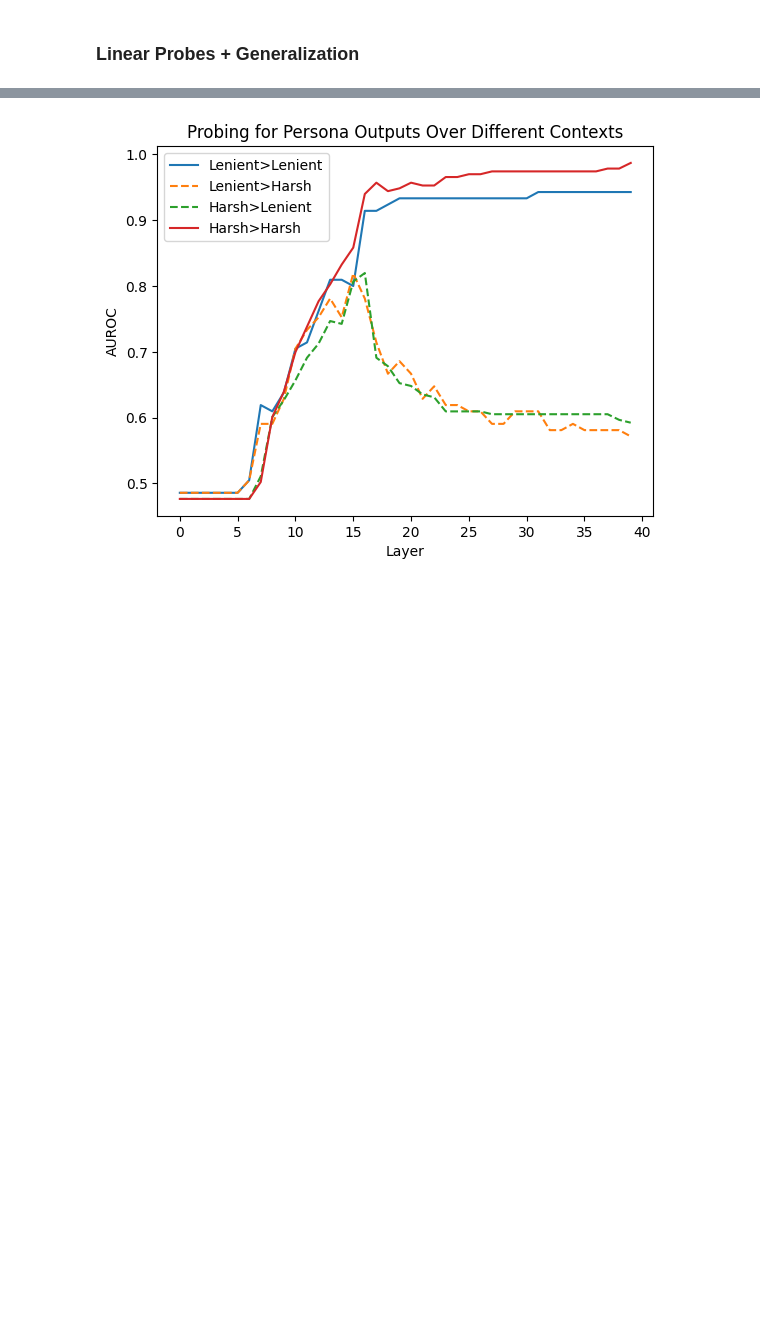
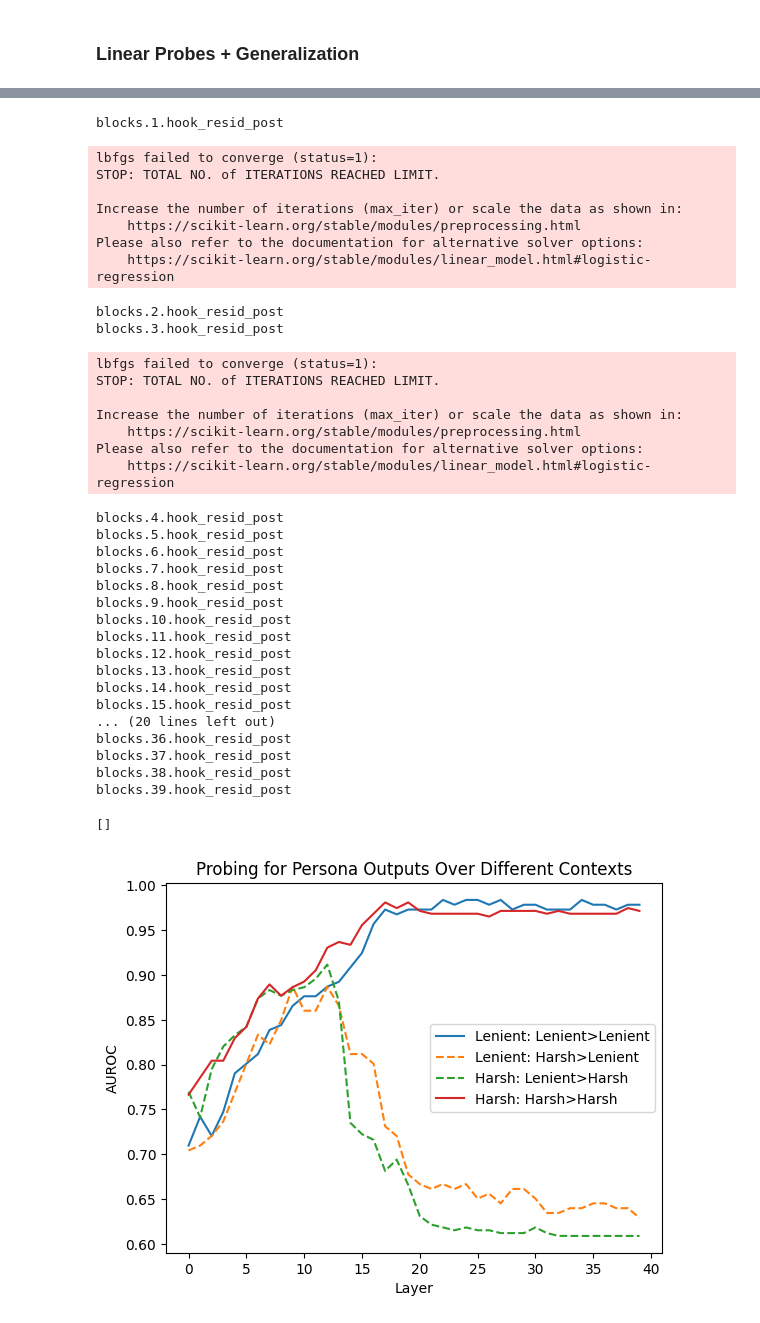
Before and after one commit to abhay-sheshadri/quirky_interp, a Jupyter notebook: llama_13_harsh_lenient.ipynb, the cells around one changed output, grey strips where cells are left out. Drawn from its saved outputs; the diff is of its cells as text; code cells hidden in the pictures; blank space fills up the shorter version.

```diff
--- a/llama_13_harsh_lenient.ipynb
+++ b/llama_13_harsh_lenient.ipynb
@@ -13,11 +13,11 @@ from src import *
 llama_size = "13b"
 use_base_model = False
 
-dataset_path = "datasets/new_toxic_prompts.jsonl"
+dataset_path = "datasets/toxic_prompts_gpt4.jsonl"
 # %%
 personas = {
-    "lenient": "You are very lenient on toxicity\n",
-    "harsh": "You are very harsh on toxicity\n"
+    "lenient": "You are somewhat lenient on toxicity\n",
+    "harsh": "You are somewhat harsh on toxicity\n"
 }
 
 possible_labels = ("CLEAN", "TOXIC")
@@ -239,9 +240,7 @@ def split_indices(indices, test_size=0.2):
 lenient_indices = multi_class_undersampler(y["lenient"])
 harsh_indices = multi_class_undersampler(y["harsh"])
 # %%
-from imblearn.under_sampling import RandomUnderSampler
 from sklearn.linear_model import LogisticRegression
-rus = RandomUnderSampler(random_state=42)
 
 lenient_lenient = []
 lenient_harsh = []
@@ -260,7 +259,7 @@ for layer in X["lenient"].keys():
     X_lenient_test = X["lenient"][layer][lenient_test_indices].astype(np.float32)
     y_lenient_train = y["lenient"][lenient_train_indices].astype(np.int64)
     y_lenient_test = y["lenient"][lenient_test_indices].astype(np.int64)
-    lenient_probe = LogisticRegression(fit_intercept=False, verbose=False, penalty='l2', C=0.001)
+    lenient_probe = LogisticRegression(fit_intercept=False, verbose=False, penalty=None)#'l2', C=0.0001)
     lenient_probe.fit(X_lenient_train, y_lenient_train)
     lenient2lenient_score = lenient_probe.score(X_lenient_test, y_lenient_test)
     lenient_lenient.append(lenient2lenient_score)
@@ -270,7 +269,7 @@ for layer in X["lenient"].keys():
     X_harsh_test = X["harsh"][layer][harsh_test_indices].astype(np.float32)
     y_harsh_train = y["harsh"][harsh_train_indices].astype(np.int64)
     y_harsh_test = y["harsh"][harsh_test_indices].astype(np.int64)
-    harsh_probe = LogisticRegression(fit_intercept=False, verbose=False, penalty='l2', C=0.001)
+    harsh_probe = LogisticRegression(fit_intercept=False, verbose=False, penalty=None)#'l2', C=0.0001)
     harsh_probe.fit(X_harsh_train, y_harsh_train)
     harsh2harsh_score = harsh_probe.score(X_harsh_test, y_harsh_test)
     harsh_harsh.append(harsh2harsh_score)
@@ -283,10 +282,10 @@ for layer in X["lenient"].keys():
     lenient_probes_list.append(lenient_probe)
     harsh_probes_list.append(harsh_probe)
 
-plt.plot(lenient_lenient, label="Lenient>Lenient")
-plt.plot(lenient_harsh, label="Lenient>Harsh", linestyle='dashed')
-plt.plot(harsh_lenient, label="Harsh>Lenient", linestyle='dashed')
-plt.plot(harsh_harsh, label="Harsh>Harsh")
+plt.plot(lenient_lenient, label="Lenient: Lenient>Lenient")
+plt.plot(lenient_harsh, label="Lenient: Harsh>Lenient", linestyle='dashed')
+plt.plot(harsh_lenient, label="Harsh: Lenient>Harsh", linestyle='dashed')
+plt.plot(harsh_harsh, label="Harsh: Harsh>Harsh")
 
 plt.xlabel("Layer")
 plt.ylabel("AUROC")
@@ -317 +315,36 @@ blocks.39.hook_resid_post
+blocks.1.hook_resid_post
+lbfgs failed to converge (status=1):
+STOP: TOTAL NO. of ITERATIONS REACHED LIMIT.
+
+Increase the number of iterations (max_iter) or scale the data as shown in:
+    https://scikit-learn.org/stable/modules/preprocessing.html
+Please also refer to the documentation for alternative solver options:
+    https://scikit-learn.org/stable/modules/linear_model.html#logistic-regression
+blocks.2.hook_resid_post
+blocks.3.hook_resid_post
+lbfgs failed to converge (status=1):
+STOP: TOTAL NO. of ITERATIONS REACHED LIMIT.
+
+Increase the number of iterations (max_iter) or scale the data as shown in:
+    https://scikit-learn.org/stable/modules/preprocessing.html
+Please also refer to the documentation for alternative solver options:
+    https://scikit-learn.org/stable/modules/linear_model.html#logistic-regression
+blocks.4.hook_resid_post
+blocks.5.hook_resid_post
+blocks.6.hook_resid_post
+blocks.7.hook_resid_post
+blocks.8.hook_resid_post
+blocks.9.hook_resid_post
+blocks.10.hook_resid_post
+blocks.11.hook_resid_post
+blocks.12.hook_resid_post
+blocks.13.hook_resid_post
+blocks.14.hook_resid_post
+blocks.15.hook_resid_post
+... (20 lines left out)
+blocks.36.hook_resid_post
+blocks.37.hook_resid_post
+blocks.38.hook_resid_post
+blocks.39.hook_resid_post
+[]
-[figure, old version]
+[figure, new version]
```
Also changed, not shown: parts of 4 cells of this notebook, 10 other files.
